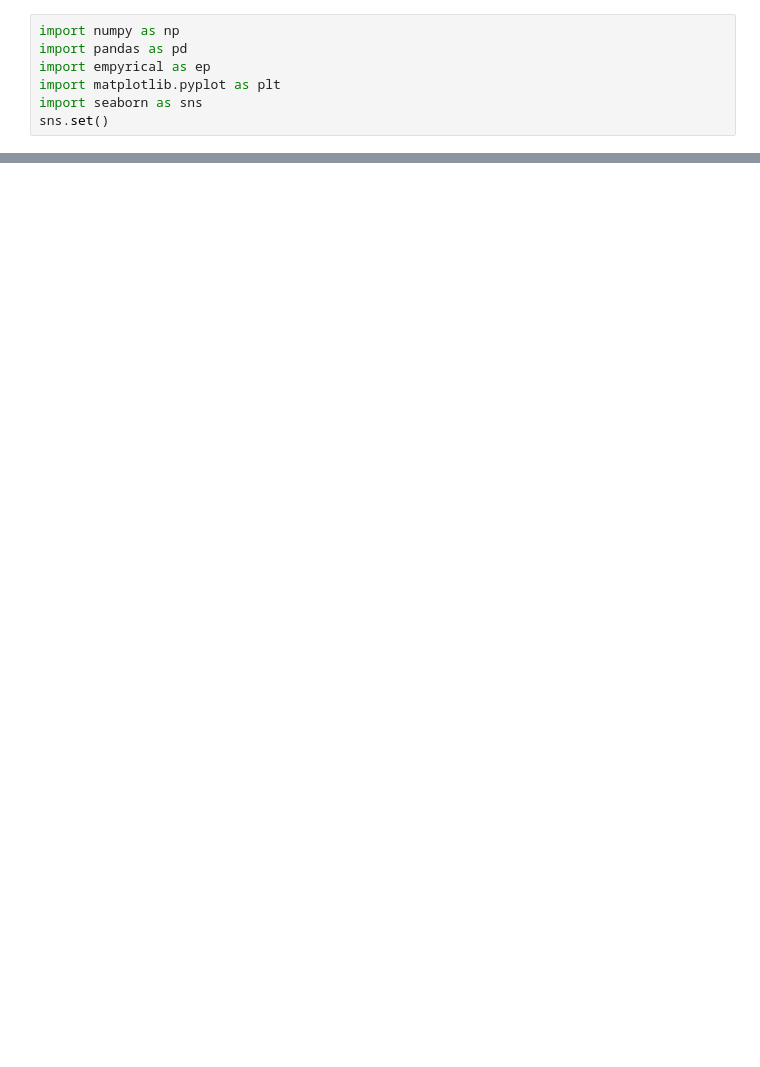
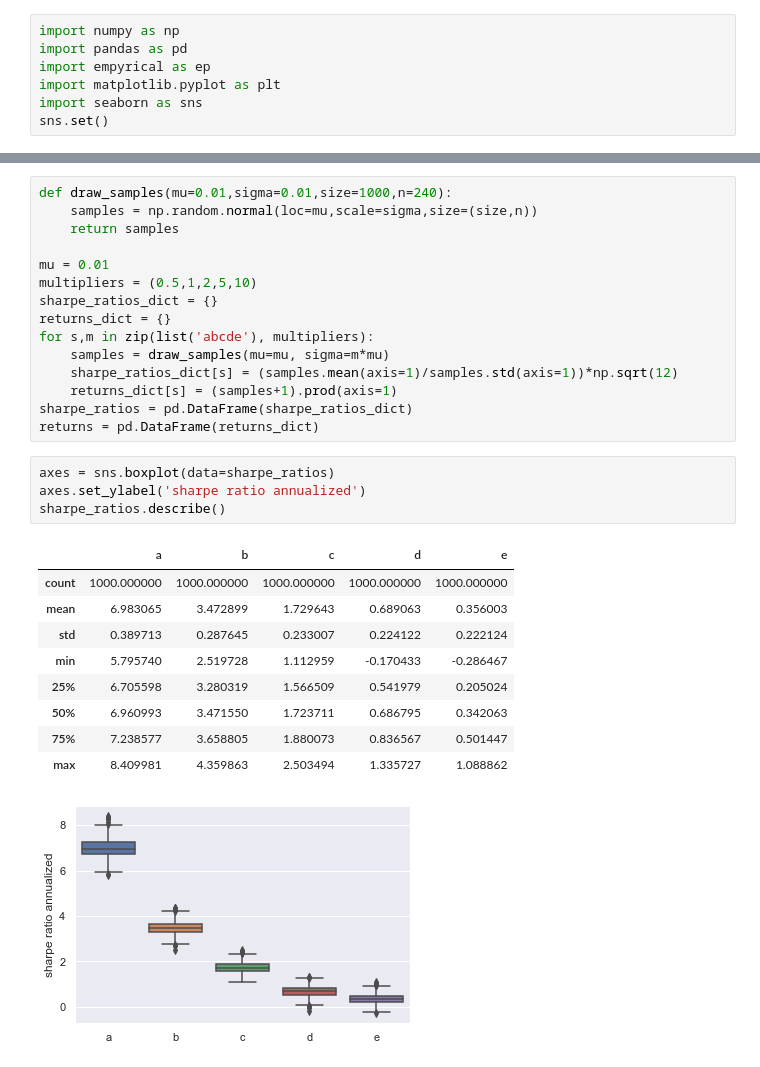
Before and after one commit to uberdeveloper/website, a Jupyter notebook: posts/notebooks/Sharpe2.ipynb, the cells around one changed output, grey strips where cells are left out. Drawn from its saved outputs; the diff is of its cells as text; blank space fills up the shorter version.

```diff
--- a/posts/notebooks/Sharpe2.ipynb
+++ b/posts/notebooks/Sharpe2.ipynb
@@ -60,0 +72,30 @@ Let us now create a simulation of 1000 samples of 240 days for each of the stock
+# %%
+def draw_samples(mu=0.01,sigma=0.01,size=1000,n=240):
+    samples = np.random.normal(loc=mu,scale=sigma,size=(size,n))
+    return samples
+
+mu = 0.01
+multipliers = (0.5,1,2,5,10)
+sharpe_ratios_dict = {}
+returns_dict = {}
+for s,m in zip(list('abcde'), multipliers):
+    samples = draw_samples(mu=mu, sigma=m*mu)
+    sharpe_ratios_dict[s] = (samples.mean(axis=1)/samples.std(axis=1))*np.sqrt(12)
+    returns_dict[s] = (samples+1).prod(axis=1)
+sharpe_ratios = pd.DataFrame(sharpe_ratios_dict)
+returns = pd.DataFrame(returns_dict)
+# %%
+axes = sns.boxplot(data=sharpe_ratios)
+axes.set_ylabel('sharpe ratio annualized')
+sharpe_ratios.describe()
+# %% [output]
+|  | a | b | c | d | e |
+| count | 1000.000000 | 1000.000000 | 1000.000000 | 1000.000000 | 1000.000000 |
+| mean | 6.983065 | 3.472899 | 1.729643 | 0.689063 | 0.356003 |
+| std | 0.389713 | 0.287645 | 0.233007 | 0.224122 | 0.222124 |
+| min | 5.795740 | 2.519728 | 1.112959 | -0.170433 | -0.286467 |
+| 25% | 6.705598 | 3.280319 | 1.566509 | 0.541979 | 0.205024 |
+| 50% | 6.960993 | 3.471550 | 1.723711 | 0.686795 | 0.342063 |
+| 75% | 7.238577 | 3.658805 | 1.880073 | 0.836567 | 0.501447 |
+| max | 8.409981 | 4.359863 | 2.503494 | 1.335727 | 1.088862 |
+[figure, added]
```
Also changed, not shown: parts of 11 cells of this notebook.
